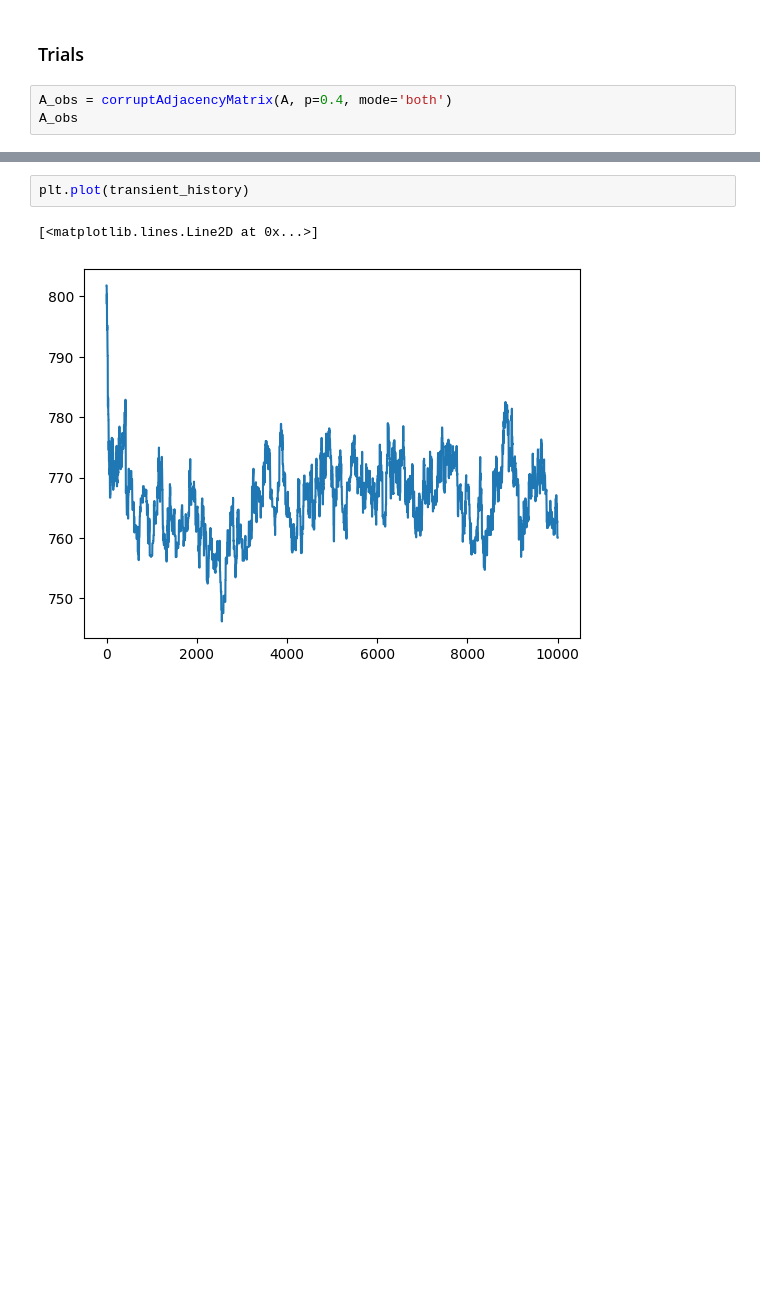
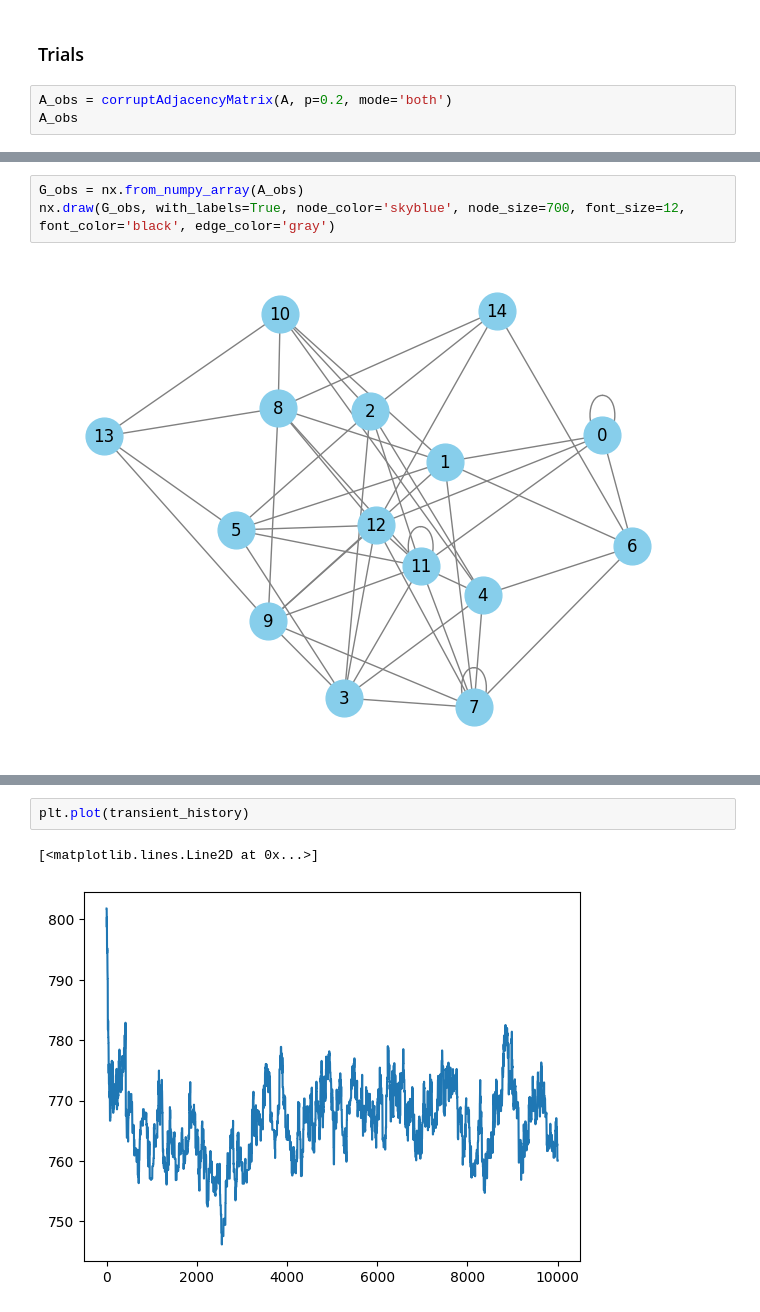
Before and after one commit to paololapo/NetworkReconstruction, a Jupyter notebook: MCMC.ipynb, the cells around one changed output, grey strips where cells are left out. Saved outputs shown, nothing was run; the diff lists cells and outputs as text; blank space fills up the shorter version.

```diff
--- a/MCMC.ipynb
+++ b/MCMC.ipynb
@@ -355,6 +363,6 @@ nx.draw(G, with_labels=True, node_color='skyblue', node_size=700, font_size=12,
 # %% [markdown]
 ### Trials
 # %%
-A_obs = corruptAdjacencyMatrix(A, p=0.4, mode='both')
+A_obs = corruptAdjacencyMatrix(A, p=0.2, mode='both')
 A_obs
 # %% [output]
@@ -368,3 +384,8 @@ array([[1, 1, 1, ..., 1, 1, 1],
+# %%
+G_obs = nx.from_numpy_array(A_obs)
+nx.draw(G_obs, with_labels=True, node_color='skyblue', node_size=700, font_size=12, font_color='black', edge_color='gray')
+# %% [output]
+[figure, added]
 # %%
 # Groups data structure: list of lists
 groups = [[] for _ in range(N)]
```
Also changed, not shown: parts of 12 cells of this notebook.
